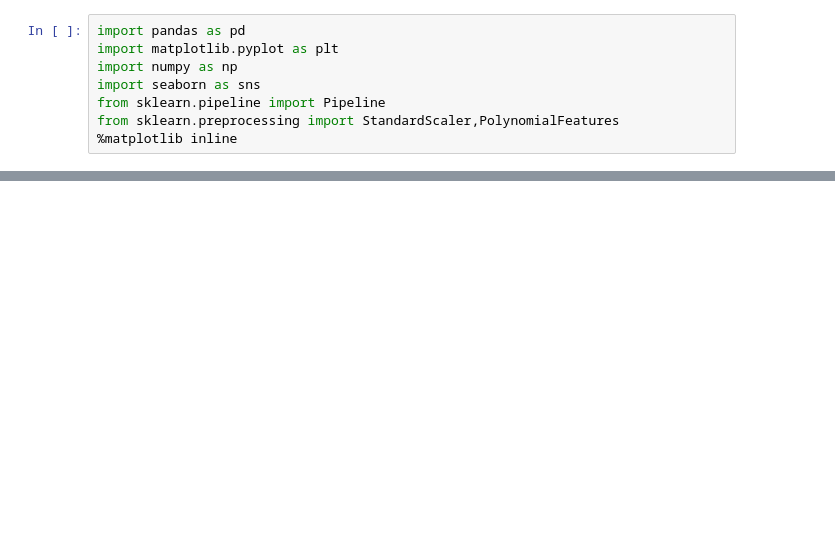
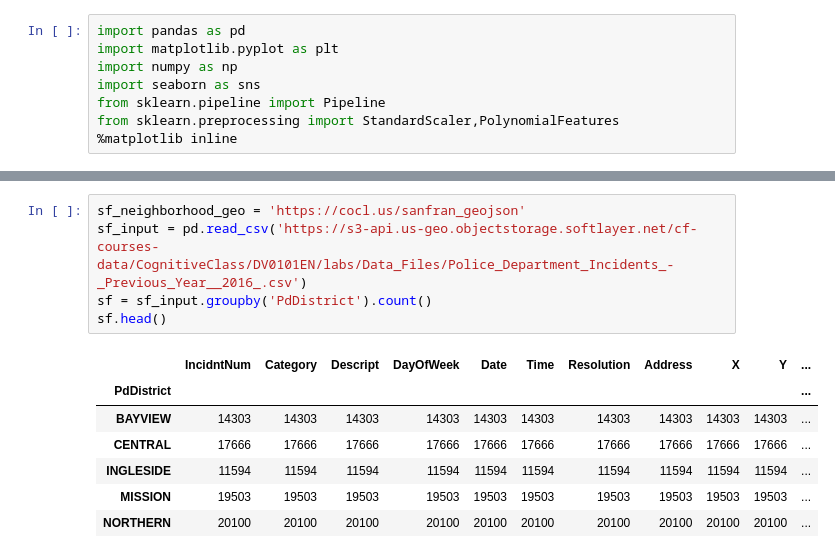
Before and after one commit to 24akhil/WatsonFirstProject, a Jupyter notebook: Data analysis with python Assignment .ipynb, the cells around one changed output, grey strips where cells are left out. Drawn from its saved outputs; the diff is of its cells as text; blank space fills up the shorter version.

```diff
--- a/Data analysis with python Assignment .ipynb
+++ b/Data analysis with python Assignment .ipynb
@@ -388,0 +400,13 @@ Akhil Shrivastava
+# %%
+sf_neighborhood_geo = 'https://cocl.us/sanfran_geojson'
+sf_input = pd.read_csv('https://s3-api.us-geo.objectstorage.softlayer.net/cf-courses-data/CognitiveClass/DV0101EN/labs/Data_Files/Police_Department_Incidents_-_Previous_Year__2016_.csv')
+sf = sf_input.groupby('PdDistrict').count()
+sf.head()
+# %% [output]
+|  | IncidntNum | Category | Descript | DayOfWeek | Date | Time | Resolution | Address | X | Y | ... |
+| PdDistrict |  |  |  |  |  |  |  |  |  |  | ... |
+| BAYVIEW | 14303 | 14303 | 14303 | 14303 | 14303 | 14303 | 14303 | 14303 | 14303 | 14303 | ... |
+| CENTRAL | 17666 | 17666 | 17666 | 17666 | 17666 | 17666 | 17666 | 17666 | 17666 | 17666 | ... |
+| INGLESIDE | 11594 | 11594 | 11594 | 11594 | 11594 | 11594 | 11594 | 11594 | 11594 | 11594 | ... |
+| MISSION | 19503 | 19503 | 19503 | 19503 | 19503 | 19503 | 19503 | 19503 | 19503 | 19503 | ... |
+| NORTHERN | 20100 | 20100 | 20100 | 20100 | 20100 | 20100 | 20100 | 20100 | 20100 | 20100 | ... |
```
Also changed, not shown: parts of 92 cells of this notebook.
